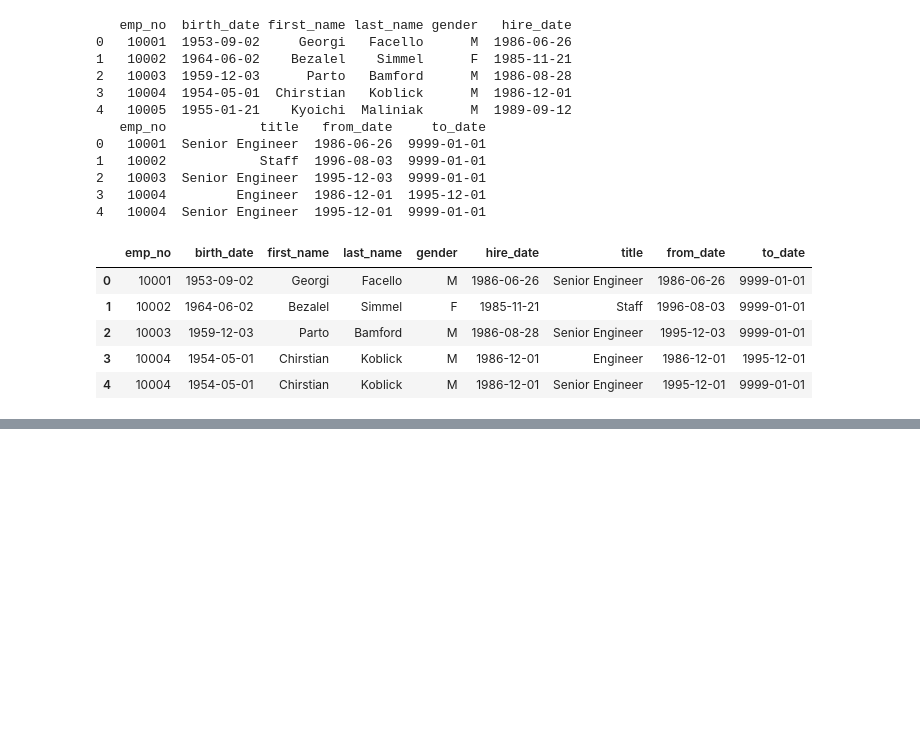
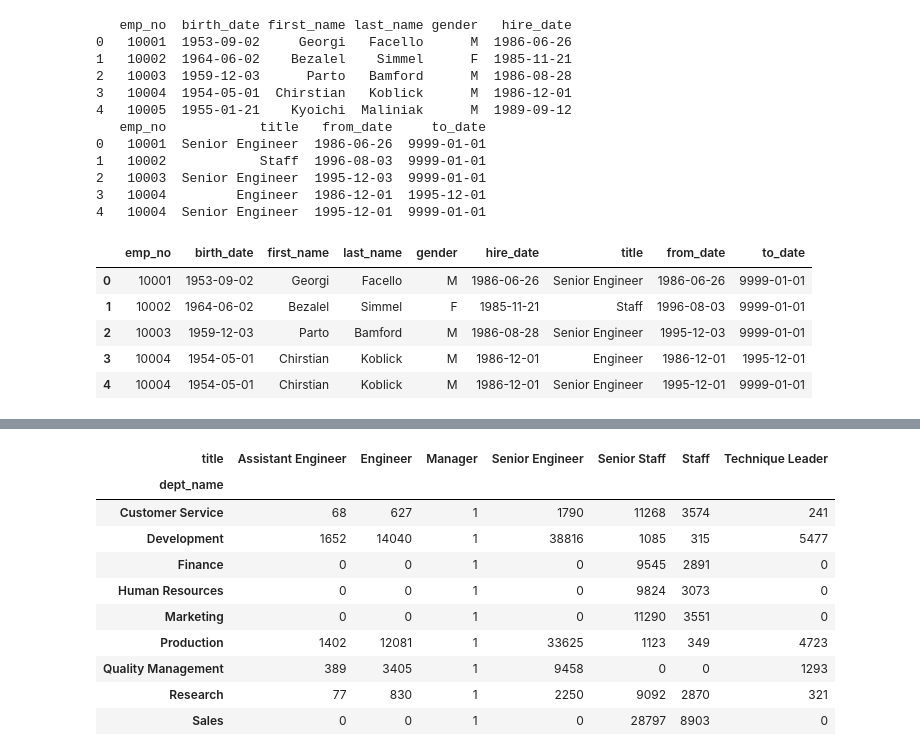
Before and after one commit to RyvynYoung/numpy-pandas-visualization-exercises, a Jupyter notebook: advanced_dataframes.ipynb, the cells around one changed output, grey strips where cells are left out. Drawn from its saved outputs; the diff is of its cells as text; code cells hidden in the pictures; blank space fills up the shorter version.

```diff
--- a/advanced_dataframes.ipynb
+++ b/advanced_dataframes.ipynb
@@ -217,3 +219,28 @@ OverflowError: Python int too large to convert to C long
 # %%
-# Write the code necessary to create a cross tabulation of the number of titles
+# 3.i. Write the code necessary to create a cross tabulation of the number of titles
 # by department. (Hint: this will involve a combination of SQL and python/pandas code)
+# write SQL queries for tables
+
+# get department and current dept_emp from SQL and join on dept_no
+query_dept = '''select * from departments'''
+query_dept_emp = '''select * from dept_emp where to_date > current_date'''
+deptdf = pd.read_sql(query_dept, url)
+dept_empdf = pd.read_sql(query_dept_emp, url)
+deptdf = pd.merge(deptdf, dept_empdf, left_on='dept_no', right_on='dept_no', how='outer')
+
+# continued below
+# %%
+# 3.i. continued
+
+# get current titles
+query_titles = '''select * from titles where to_date > current_date'''
+titledf = pd.read_sql(query_titles, url)
+print(deptdf.head())
+print(titledf.head())
+
+# # join on emp_no
+dept_titledf = pd.merge(deptdf, titledf, left_on='emp_no', right_on='emp_no')
+# # check new df shape
+dept_titledf.head()
+
+# continued below
@@ -220,3 +266,20 @@ OverflowError: Python int too large to convert to C long
+# %%
+# 3.i. continued
+
+# crosstab dept_name and title
+pd.crosstab(dept_titledf.dept_name, dept_titledf.title)
+# %% [output]
+| title | Assistant Engineer | Engineer | Manager | Senior Engineer | Senior Staff | Staff | Technique Leader |
+| dept_name |  |  |  |  |  |  |  |
+| Customer Service | 68 | 627 | 1 | 1790 | 11268 | 3574 | 241 |
+| Development | 1652 | 14040 | 1 | 38816 | 1085 | 315 | 5477 |
+| Finance | 0 | 0 | 1 | 0 | 9545 | 2891 | 0 |
+| Human Resources | 0 | 0 | 1 | 0 | 9824 | 3073 | 0 |
+| Marketing | 0 | 0 | 1 | 0 | 11290 | 3551 | 0 |
+| Production | 1402 | 12081 | 1 | 33625 | 1123 | 349 | 4723 |
+| Quality Management | 389 | 3405 | 1 | 9458 | 0 | 0 | 1293 |
+| Research | 77 | 830 | 1 | 2250 | 9092 | 2870 | 321 |
+| Sales | 0 | 0 | 1 | 0 | 28797 | 8903 | 0 |
 # %%
 # 4. Use your get_db_url function to help you explore the data from the chipotle database.
 # Use the data to answer the following questions:
```
Also changed, not shown: parts of 13 cells of this notebook.
